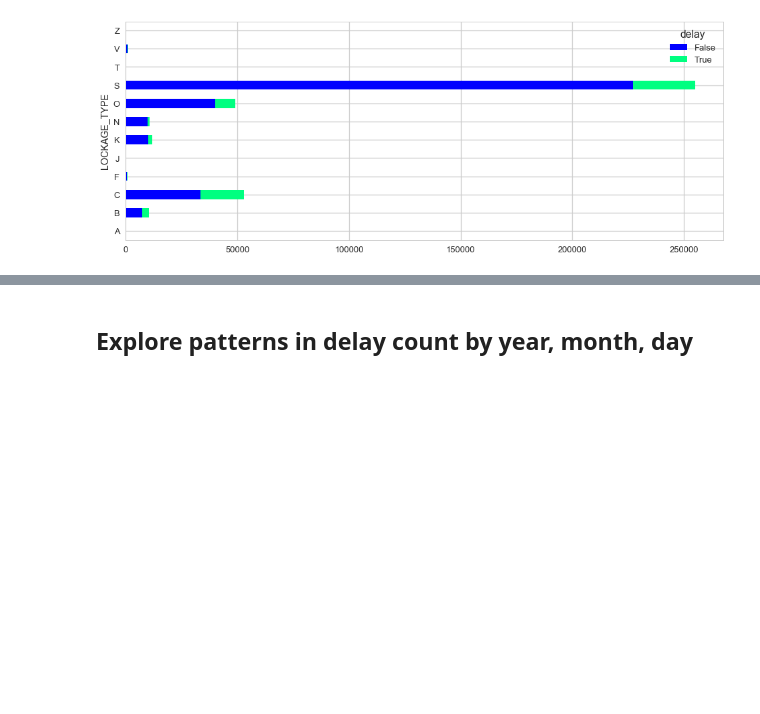
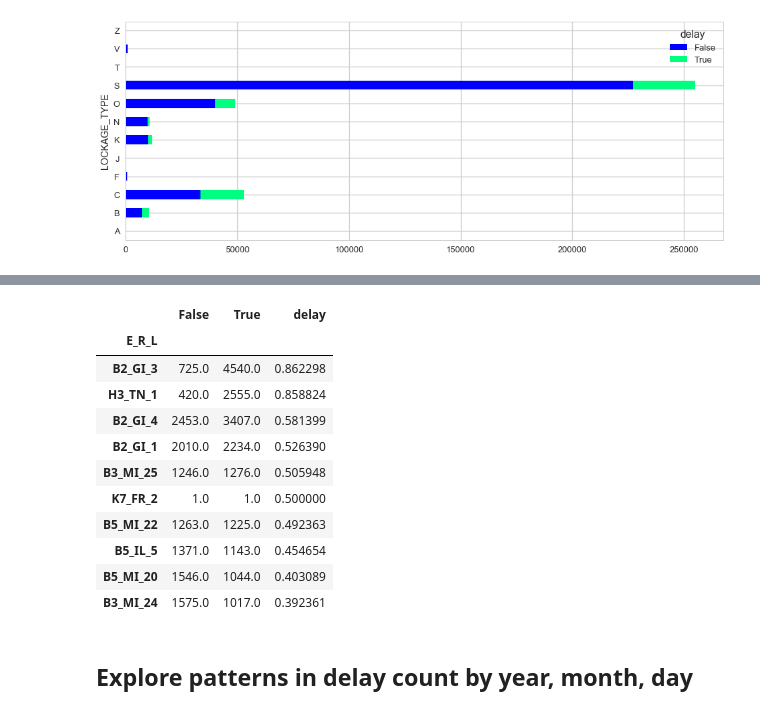
Before and after one commit to PassMoreHeat/springboard, a Jupyter notebook: Capstone_2/Data_Story_EDA_Statistics_LPMS.ipynb, the cells around one changed output, grey strips where cells are left out. Drawn from its saved outputs; the diff is of its cells as text; code cells hidden in the pictures; blank space fills up the shorter version.

```diff
--- a/Capstone_2/Data_Story_EDA_Statistics_LPMS.ipynb
+++ b/Capstone_2/Data_Story_EDA_Statistics_LPMS.ipynb
@@ -285,0 +285,14 @@ count_delays_by_lockage.plot(kind='barh', stacked=True, figsize=[16,6], colormap
+# %%
+# groupby LOCKA_NO to see counts by lock number: group_by_LOCK_NO
+group_by_LOCK_NO = traf_sample.groupby(['E_R_L', 'delay'])
+# %%
+# view categories by size and unstack by LOCK_NO
+delays_lock_no = group_by_LOCK_NO.size().unstack()
+# %%
+# calculate percent of lockage events that are 'delays' (>110min)
+prop_by_lock_no = pd.DataFrame(traf_sample.groupby('E_R_L')['delay'].apply(lambda x: np.sum(x)/len(x)))
+
+# Join count_delays_by_lock_no with prop_by_lock_no, view highest proportion of delays first
+prop_lock_no = delays_lock_no.join(prop_by_lock_no)
+prop_lock_no.sort_values(by=['delay'], ascending=False, inplace=True)
+prop_lock_no.info()
@@ -286,3 +308,19 @@ count_delays_by_lockage.plot(kind='barh', stacked=True, figsize=[16,6], colormap
+# %%
+# examine the top 10 delayed locks
+prop_lock_no.head(10)
+# %% [output]
+|  | False | True | delay |
+| E_R_L |  |  |  |
+| B2_GI_3 | 725.0 | 4540.0 | 0.862298 |
+| H3_TN_1 | 420.0 | 2555.0 | 0.858824 |
+| B2_GI_4 | 2453.0 | 3407.0 | 0.581399 |
+| B2_GI_1 | 2010.0 | 2234.0 | 0.526390 |
+| B3_MI_25 | 1246.0 | 1276.0 | 0.505948 |
+| K7_FR_2 | 1.0 | 1.0 | 0.500000 |
+| B5_MI_22 | 1263.0 | 1225.0 | 0.492363 |
+| B5_IL_5 | 1371.0 | 1143.0 | 0.454654 |
+| B5_MI_20 | 1546.0 | 1044.0 | 0.403089 |
+| B3_MI_24 | 1575.0 | 1017.0 | 0.392361 |
 # %% [markdown]
 ## Explore patterns in delay count by year, month, day
 # %%
```
Also changed, not shown: parts of 19 cells of this notebook.
